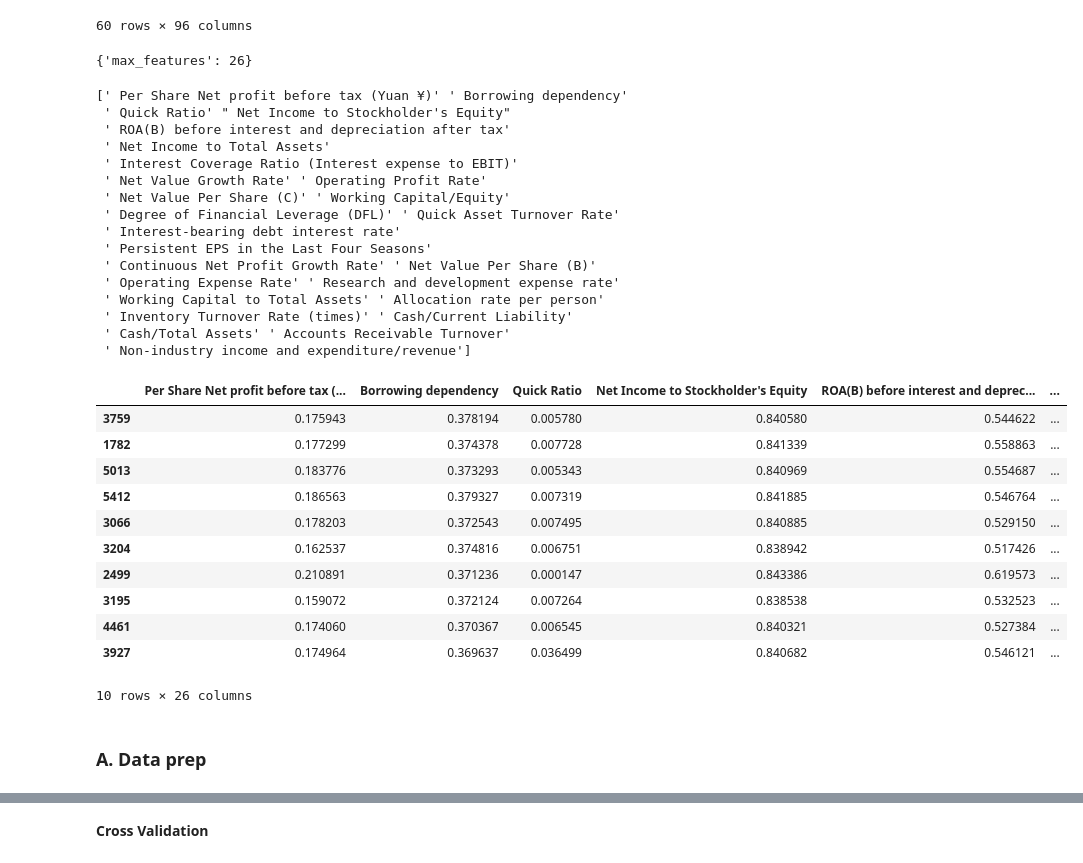
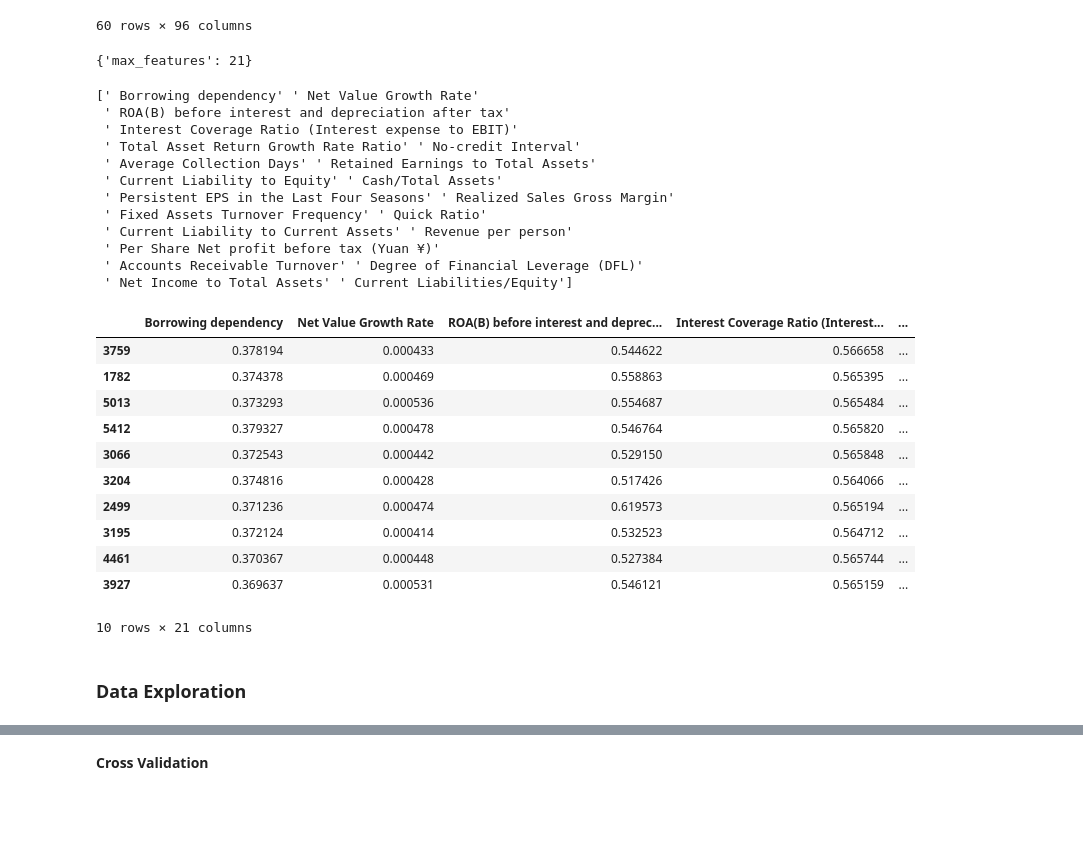
Before and after one commit to attruong00/ml-final, a Jupyter notebook: Zach_FinalProject_ScikitLearn.ipynb, the cells around one changed output, grey strips where cells are left out. Cells and saved outputs as stored; diff of their text form; code cells hidden in the pictures; blank space fills up the shorter version.

```diff
--- a/Zach_FinalProject_ScikitLearn.ipynb
+++ b/Zach_FinalProject_ScikitLearn.ipynb
@@ -72,8 +74,13 @@ trainLabels = []
 testFeatures = []
 testLabels = []
 
+features = []
+labels = []
+
+#We shouldn't actually split these right here
 trainFeatures, testFeatures, trainLabels, testLabels = sk.model_selection.train_test_split(data.iloc[:, 1:96], data.iloc[:, 0:1], train_size = 0.8, test_size = 0.2, random_state = 42)
-
+features = data.iloc[:, 1:96]
+labels = data.iloc[:, 0:1]
 # we want to find which features are consistently the most important
 bestParams = 0
 cumulative_best_features = np.array([0.0 for i in range(95)])
@@ -84,55 +91,52 @@ for i in range(1):
     dectree= tree.DecisionTreeClassifier(random_state=42)
     cv_grid = GridSearchCV(estimator= dectree ,param_grid = Hyperparameters,
                            scoring ='accuracy',cv = 5)
-    cv_grid= cv_grid.fit(trainFeatures, trainLabels)
+    cv_grid= cv_grid.fit(features, labels)
     bestParams = cv_grid
     print(cv_grid.best_params_)
 # %% [output]
-{'max_features': 26}
+{'max_features': 21}
 # %%
 featImport = cv_grid.best_estimator_.feature_importances_
 
 best_max_features = cv_grid.best_params_['max_features']
 
 cumulative_feature_importances = pd.DataFrame(cv_grid.best_estimator_.feature_importances_,
                                 index = trainFeatures.columns,
                                 columns = ['importance']).sort_values('importance',
                                                                     ascending=False)
 cumulative_feature_importances.head(best_max_features)
 
 reduced_feature_names = cumulative_feature_importances.head(best_max_features).index.values
 print(reduced_feature_names)
 
 reduced_train_features = trainFeatures.loc[:,reduced_feature_names]
+reduced_test_features = testFeatures.loc[:, reduced_feature_names]
 reduced_train_features.head(10)
 # %% [output]
-[' Per Share Net profit before tax (Yuan ¥)' ' Borrowing dependency'
- ' Quick Ratio' " Net Income to Stockholder's Equity"
+[' Borrowing dependency' ' Net Value Growth Rate'
  ' ROA(B) before interest and depreciation after tax'
- ' Net Income to Total Assets'
  ' Interest Coverage Ratio (Interest expense to EBIT)'
- ' Net Value Growth Rate' ' Operating Profit Rate'
- ' Net Value Per Share (C)' ' Working Capital/Equity'
- ' Degree of Financial Leverage (DFL)' ' Quick Asset Turnover Rate'
- ' Interest-bearing debt interest rate'
- ' Persistent EPS in the Last Four Seasons'
- ' Continuous Net Profit Growth Rate' ' Net Value Per Share (B)'
- ' Operating Expense Rate' ' Research and development expense rate'
- ' Working Capital to Total Assets' ' Allocation rate per person'
- ' Inventory Turnover Rate (times)' ' Cash/Current Liability'
- ' Cash/Total Assets' ' Accounts Receivable Turnover'
- ' Non-industry income and expenditure/revenue']
+ ' Total Asset Return Growth Rate Ratio' ' No-credit Interval'
+ ' Average Collection Days' ' Retained Earnings to Total Assets'
+ ' Current Liability to Equity' ' Cash/Total Assets'
+ ' Persistent EPS in the Last Four Seasons' ' Realized Sales Gross Margin'
+ ' Fixed Assets Turnover Frequency' ' Quick Ratio'
+ ' Current Liability to Current Assets' ' Revenue per person'
+ ' Per Share Net profit before tax (Yuan ¥)'
+ ' Accounts Receivable Turnover' ' Degree of Financial Leverage (DFL)'
+ ' Net Income to Total Assets' ' Current Liabilities/Equity']
-|  | Per Share Net profit before tax (... | Borrowing dependency | Quick Ratio | Net Income to Stockholder's Equity | ROA(B) before interest and deprec... | ... |
-| 3759 | 0.175943 | 0.378194 | 0.005780 | 0.840580 | 0.544622 | ... |
-| 1782 | 0.177299 | 0.374378 | 0.007728 | 0.841339 | 0.558863 | ... |
-| 5013 | 0.183776 | 0.373293 | 0.005343 | 0.840969 | 0.554687 | ... |
-| 5412 | 0.186563 | 0.379327 | 0.007319 | 0.841885 | 0.546764 | ... |
-| 3066 | 0.178203 | 0.372543 | 0.007495 | 0.840885 | 0.529150 | ... |
-| 3204 | 0.162537 | 0.374816 | 0.006751 | 0.838942 | 0.517426 | ... |
-| 2499 | 0.210891 | 0.371236 | 0.000147 | 0.843386 | 0.619573 | ... |
-| 3195 | 0.159072 | 0.372124 | 0.007264 | 0.838538 | 0.532523 | ... |
-| 4461 | 0.174060 | 0.370367 | 0.006545 | 0.840321 | 0.527384 | ... |
-| 3927 | 0.174964 | 0.369637 | 0.036499 | 0.840682 | 0.546121 | ... |
+|  | Borrowing dependency | Net Value Growth Rate | ROA(B) before interest and deprec... | Interest Coverage Ratio (Interest... | ... |
+| 3759 | 0.378194 | 0.000433 | 0.544622 | 0.566658 | ... |
+| 1782 | 0.374378 | 0.000469 | 0.558863 | 0.565395 | ... |
+| 5013 | 0.373293 | 0.000536 | 0.554687 | 0.565484 | ... |
+| 5412 | 0.379327 | 0.000478 | 0.546764 | 0.565820 | ... |
+| 3066 | 0.372543 | 0.000442 | 0.529150 | 0.565848 | ... |
+| 3204 | 0.374816 | 0.000428 | 0.517426 | 0.564066 | ... |
+| 2499 | 0.371236 | 0.000474 | 0.619573 | 0.565194 | ... |
+| 3195 | 0.372124 | 0.000414 | 0.532523 | 0.564712 | ... |
+| 4461 | 0.370367 | 0.000448 | 0.527384 | 0.565744 | ... |
+| 3927 | 0.369637 | 0.000531 | 0.546121 | 0.565159 | ... |
-10 rows × 26 columns
+10 rows × 21 columns
 # %% [markdown]
-### A. Data prep
+### Data Exploration
```
Also changed, not shown: parts of 18 cells of this notebook.
